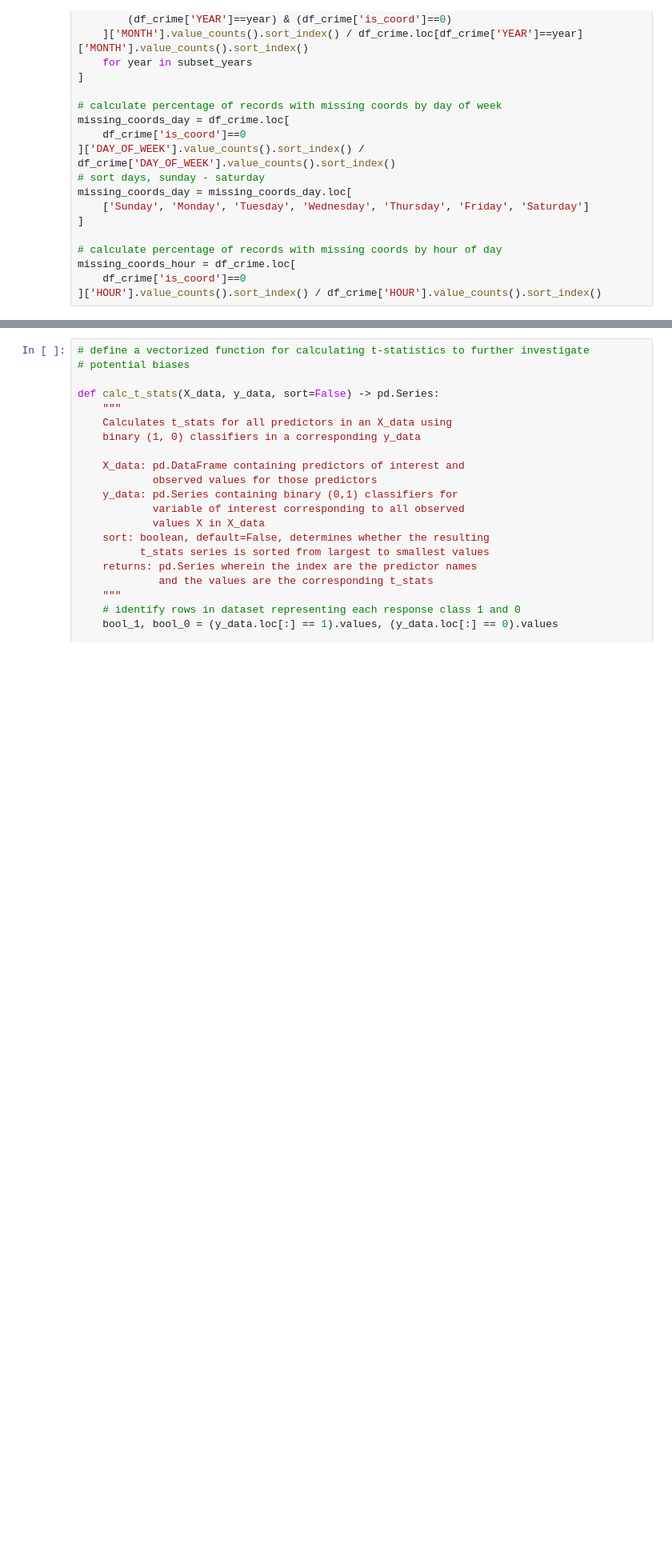
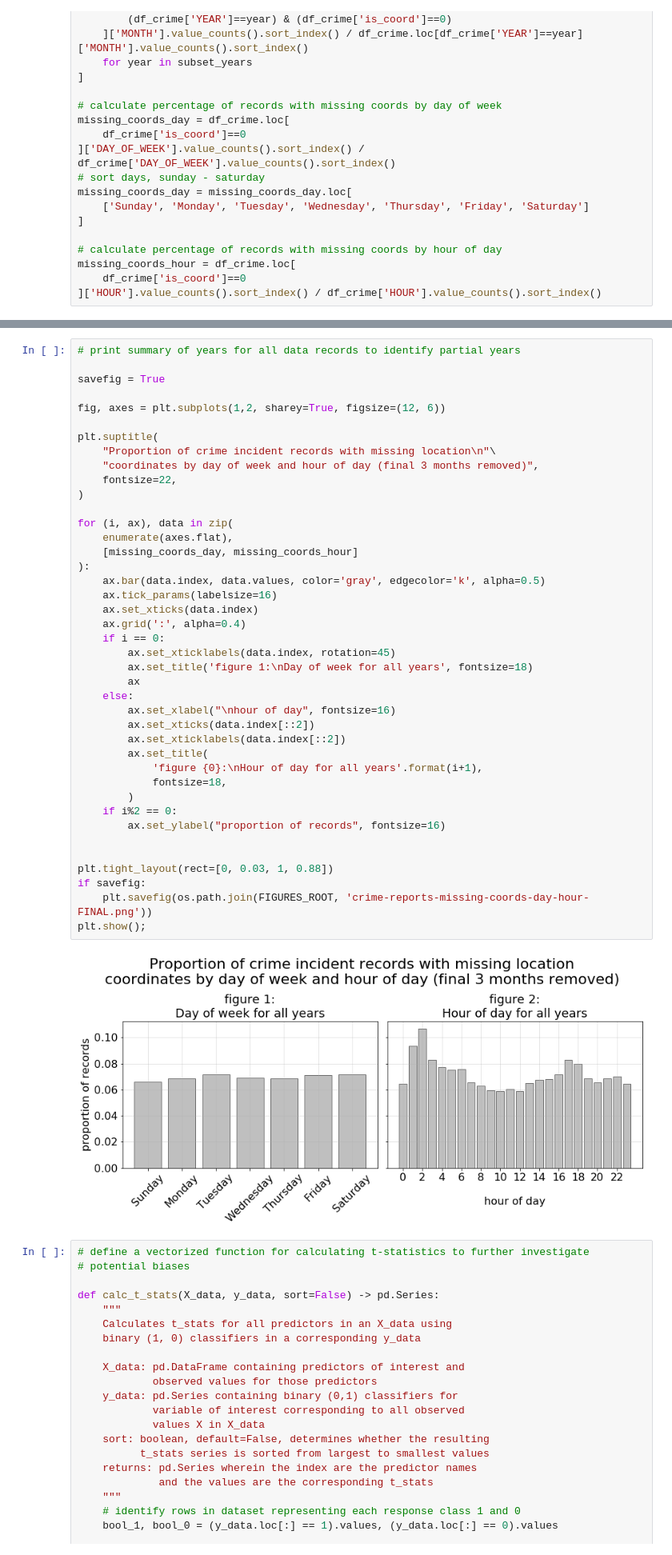
Before and after one commit to sedelmeyer/predicting-crime, a Jupyter notebook: notebooks/009_EDA_crime_incident_reports.ipynb, the cells around one changed output, grey strips where cells are left out. Shown at 80% size. Drawn from its saved outputs; the diff is of its cells as text; blank space fills up the shorter version.

```diff
--- a/notebooks/009_EDA_crime_incident_reports.ipynb
+++ b/notebooks/009_EDA_crime_incident_reports.ipynb
@@ -642,3 +769,46 @@ plt.show();
+# %%
+# print summary of years for all data records to identify partial years
+
+savefig = True
+
+fig, axes = plt.subplots(1,2, sharey=True, figsize=(12, 6))
+
+plt.suptitle(
+    "Proportion of crime incident records with missing location\n"\
+    "coordinates by day of week and hour of day (final 3 months removed)",
+    fontsize=22,
+)
+
+for (i, ax), data in zip(
+    enumerate(axes.flat),
+    [missing_coords_day, missing_coords_hour]
+):
+    ax.bar(data.index, data.values, color='gray', edgecolor='k', alpha=0.5)
+    ax.tick_params(labelsize=16)
+    ax.set_xticks(data.index)
+    ax.grid(':', alpha=0.4)
+    if i == 0:
+        ax.set_xticklabels(data.index, rotation=45)
+        ax.set_title('figure 1:\nDay of week for all years', fontsize=18)
+        ax
+    else:
+        ax.set_xlabel("\nhour of day", fontsize=16)
+        ax.set_xticks(data.index[::2])
+        ax.set_xticklabels(data.index[::2])
+        ax.set_title(
+            'figure {0}:\nHour of day for all years'.format(i+1),
+            fontsize=18,
+        )
+    if i%2 == 0:
+        ax.set_ylabel("proportion of records", fontsize=16)
+
+
+plt.tight_layout(rect=[0, 0.03, 1, 0.88])
+if savefig:
+    plt.savefig(os.path.join(FIGURES_ROOT, 'crime-reports-missing-coords-day-hour-FINAL.png'))
+plt.show();
+# %% [output]
+[figure, added]
 # %%
 # define a vectorized function for calculating t-statistics to further investigate
 # potential biases
```
Also changed, not shown: parts of 20 cells of this notebook.
